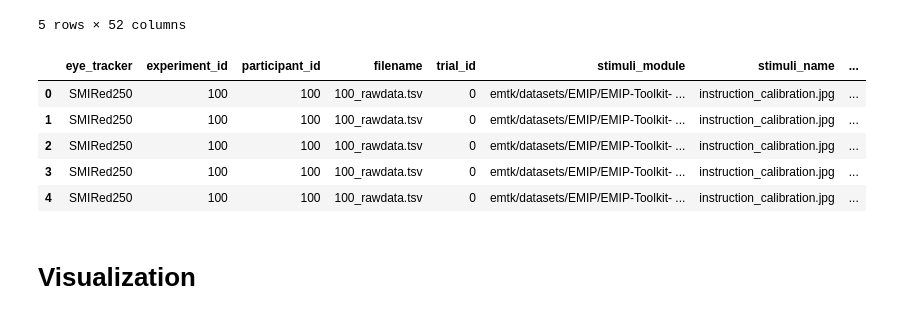
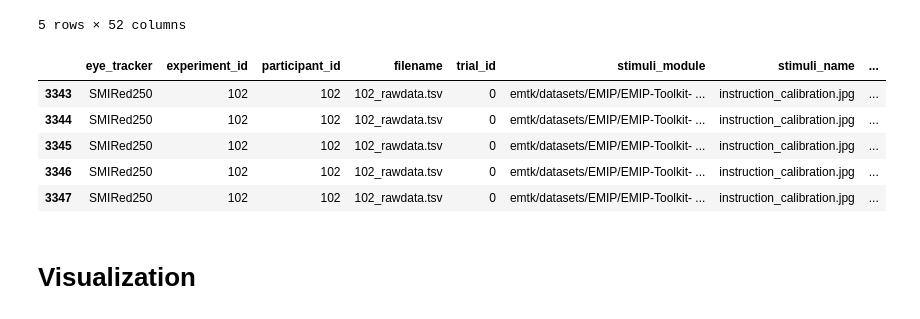
Before and after one commit to Belown/Programmer_Scanpath_Gaze_Behavior, a Jupyter notebook: EMIP-Toolkit/EMIP.ipynb, the cells around one changed output. Saved outputs shown, nothing was run; the diff lists cells and outputs as text; code cells hidden in the pictures.

```diff
--- a/EMIP-Toolkit/EMIP.ipynb
+++ b/EMIP-Toolkit/EMIP.ipynb
@@ -43,14 +46,14 @@ samples.head()
 | 4 | SMIRed250 | 100 | 100 | 100_rawdata.tsv | 0 | emtk/datasets/EMIP/EMIP-Toolkit- ... | instruction_calibration.jpg | 20521609844 | ... |
 5 rows × 52 columns
 # %%
-eye_events.head()
+eye_events[eye_events['experiment_id'] == '102'].head()
 # %% [output]
 |  | eye_tracker | experiment_id | participant_id | filename | trial_id | stimuli_module | stimuli_name | ... |
-| 0 | SMIRed250 | 100 | 100 | 100_rawdata.tsv | 0 | emtk/datasets/EMIP/EMIP-Toolkit- ... | instruction_calibration.jpg | ... |
-| 1 | SMIRed250 | 100 | 100 | 100_rawdata.tsv | 0 | emtk/datasets/EMIP/EMIP-Toolkit- ... | instruction_calibration.jpg | ... |
-| 2 | SMIRed250 | 100 | 100 | 100_rawdata.tsv | 0 | emtk/datasets/EMIP/EMIP-Toolkit- ... | instruction_calibration.jpg | ... |
-| 3 | SMIRed250 | 100 | 100 | 100_rawdata.tsv | 0 | emtk/datasets/EMIP/EMIP-Toolkit- ... | instruction_calibration.jpg | ... |
-| 4 | SMIRed250 | 100 | 100 | 100_rawdata.tsv | 0 | emtk/datasets/EMIP/EMIP-Toolkit- ... | instruction_calibration.jpg | ... |
+| 3343 | SMIRed250 | 102 | 102 | 102_rawdata.tsv | 0 | emtk/datasets/EMIP/EMIP-Toolkit- ... | instruction_calibration.jpg | ... |
+| 3344 | SMIRed250 | 102 | 102 | 102_rawdata.tsv | 0 | emtk/datasets/EMIP/EMIP-Toolkit- ... | instruction_calibration.jpg | ... |
+| 3345 | SMIRed250 | 102 | 102 | 102_rawdata.tsv | 0 | emtk/datasets/EMIP/EMIP-Toolkit- ... | instruction_calibration.jpg | ... |
+| 3346 | SMIRed250 | 102 | 102 | 102_rawdata.tsv | 0 | emtk/datasets/EMIP/EMIP-Toolkit- ... | instruction_calibration.jpg | ... |
+| 3347 | SMIRed250 | 102 | 102 | 102_rawdata.tsv | 0 | emtk/datasets/EMIP/EMIP-Toolkit- ... | instruction_calibration.jpg | ... |
 # %% [markdown]
 # Visualization
 # %%
```
Also changed, not shown: parts of 11 cells of this notebook, 22 other files.
